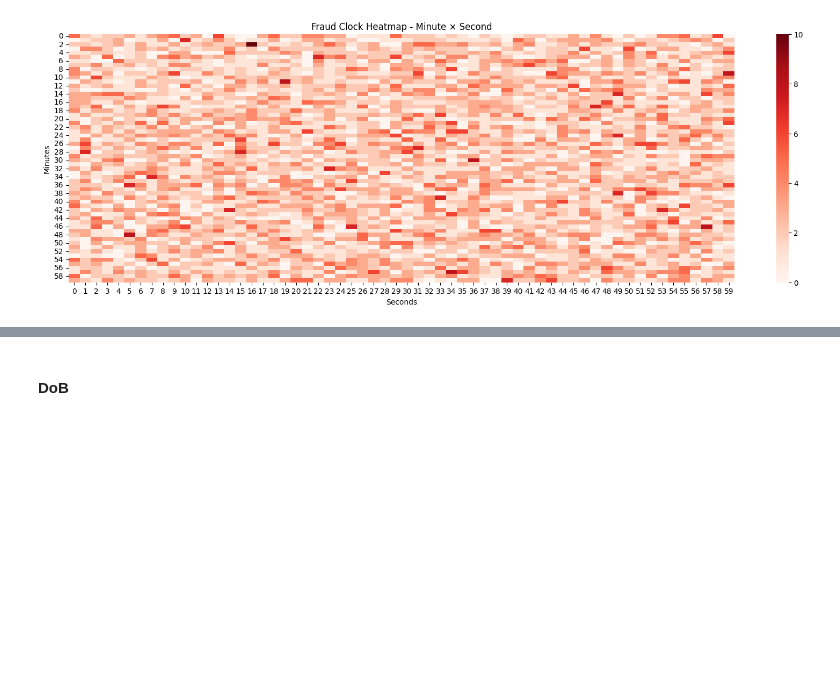
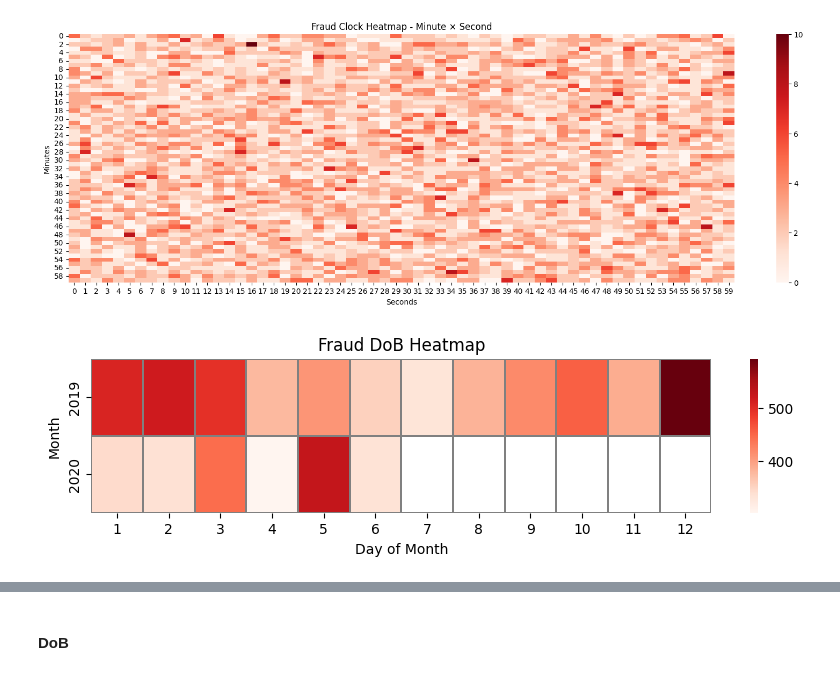
Before and after one commit to AubLambert/FraudDetection, a Jupyter notebook: Fraud_Detection.ipynb, the cells around one changed output, grey strips where cells are left out. Drawn from its saved outputs; the diff is of its cells as text; code cells hidden in the pictures; blank space fills up the shorter version.

```diff
--- a/Fraud_Detection.ipynb
+++ b/Fraud_Detection.ipynb
@@ -317,3 +317,18 @@ plt.show()
 [figure]
 [figure]
 [figure]
+# %%
+fraud_yearmonth = df_viz.groupby(["year","month"])["is_fraud"].sum().reset_index()
+
+pivoted = fraud_yearmonth.pivot(
+    index="year", columns="month", values="is_fraud"
+)
+
+plt.figure(figsize=(10,2))
+sns.heatmap(pivoted, cmap="Reds", cbar=True, linewidths=0.1, linecolor="grey")
+plt.title(f"Fraud DoB Heatmap")
+plt.xlabel("Day of Month")
+plt.ylabel("Month")
+plt.show()
+# %% [output]
+[figure, added]
```
Also changed, not shown: parts of 32 cells of this notebook.
